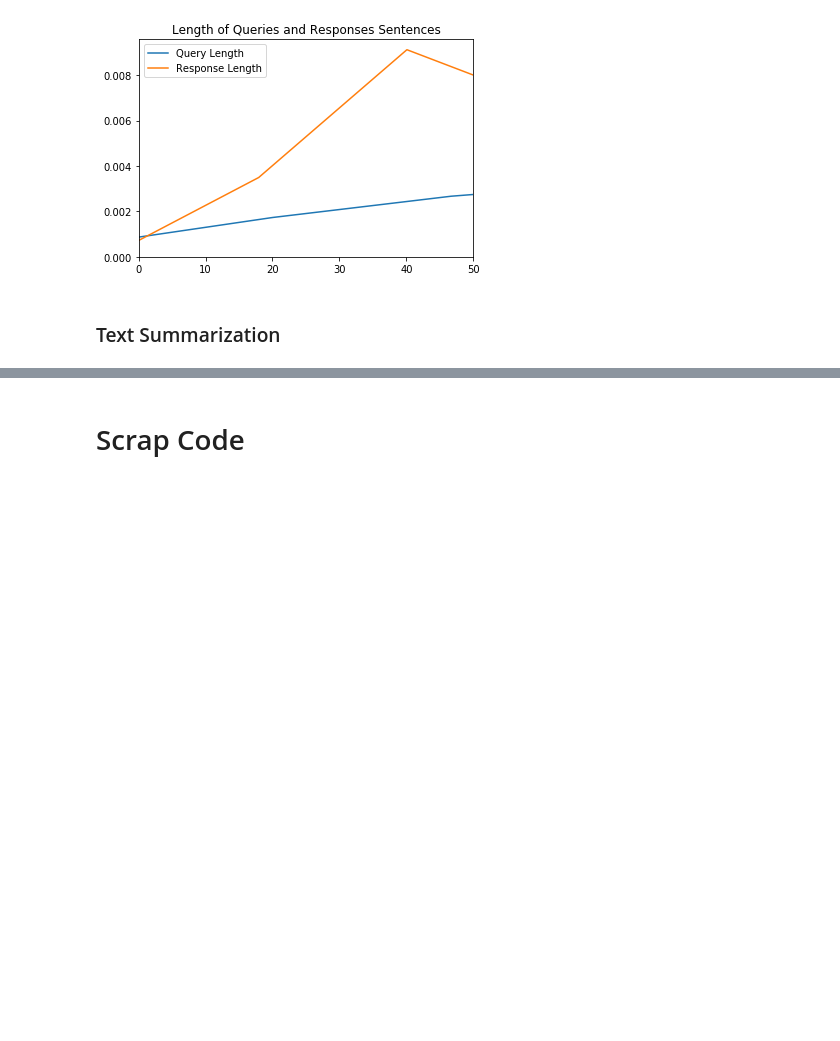
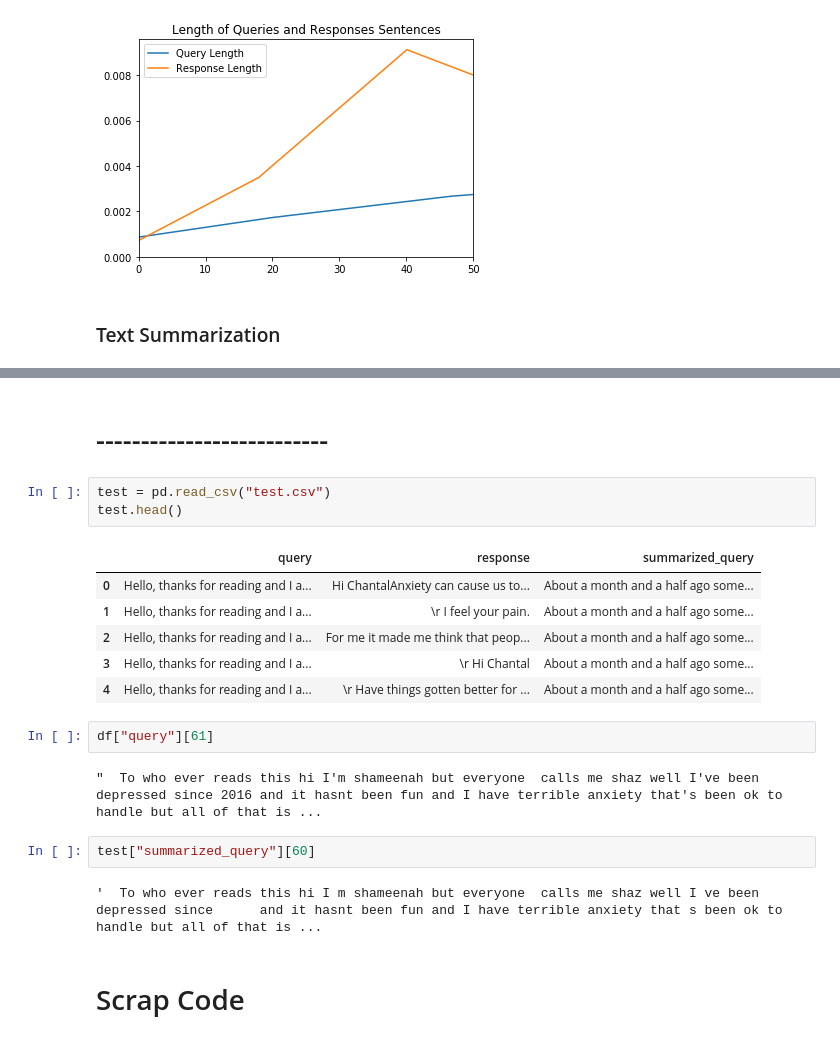
Before and after one commit to KevinYie/RL-Chatbot, a Jupyter notebook: Web Scraping and Preprocessing.ipynb, the cells around one changed output, grey strips where cells are left out. Cells and saved outputs as stored; diff of their text form; blank space fills up the shorter version.

```diff
--- a/Web Scraping and Preprocessing.ipynb
+++ b/Web Scraping and Preprocessing.ipynb
@@ -209,6 +209,26 @@ def summarize(forum_post, clusters=3, model_path = 'models/'):
 
     except:
         return ("None")
+# %% [markdown]
+# --------------------------
+# %%
+test = pd.read_csv("test.csv")
+test.head()
+# %% [output]
+|  | query | response | summarized_query |
+| 0 | Hello, thanks for reading and I a... | Hi ChantalAnxiety can cause us to... | About a month and a half ago some... |
+| 1 | Hello, thanks for reading and I a... | \r I feel your pain. | About a month and a half ago some... |
+| 2 | Hello, thanks for reading and I a... | For me it made me think that peop... | About a month and a half ago some... |
+| 3 | Hello, thanks for reading and I a... | \r Hi Chantal | About a month and a half ago some... |
+| 4 | Hello, thanks for reading and I a... | \r Have things gotten better for ... | About a month and a half ago some... |
+# %%
+df["query"][61]
+# %% [output]
+"  To who ever reads this hi I'm shameenah but everyone  calls me shaz well I've been depressed since 2016 and it hasnt been fun and I have terrible anxiety that's been ok to handle but all of that is ...
+# %%
+test["summarized_query"][60]
+# %% [output]
+'  To who ever reads this hi I m shameenah but everyone  calls me shaz well I ve been depressed since      and it hasnt been fun and I have terrible anxiety that s been ok to handle but all of that is ...
 # %% [markdown]
 # Scrap Code
 # %%
```
Also changed, not shown: parts of 2 cells of this notebook.
